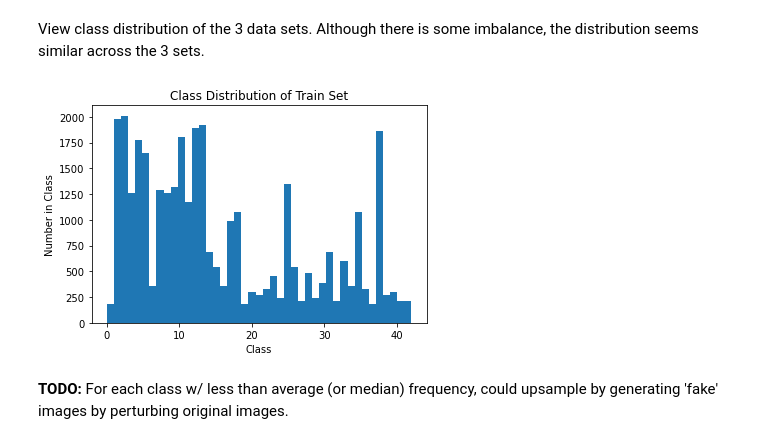
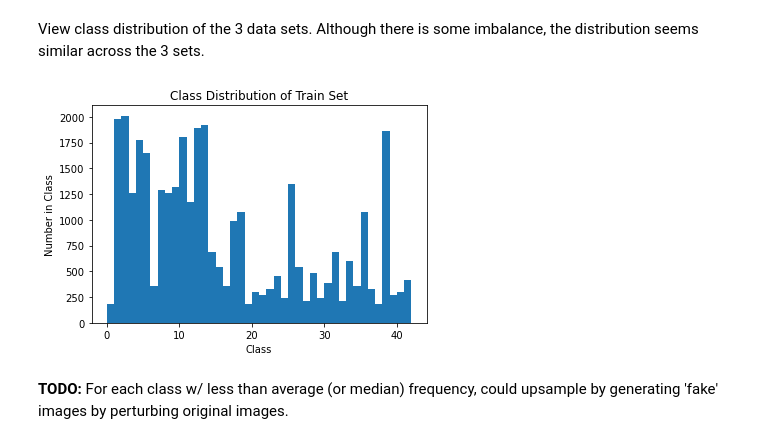
Before and after one commit to grantgasser/traffic-signs-classifier, a Jupyter notebook: traffic_sign_classifier.ipynb, the cells around one changed output. Drawn from its saved outputs; the diff is of its cells as text; code cells hidden in the pictures.

```diff
--- a/traffic_sign_classifier.ipynb
+++ b/traffic_sign_classifier.ipynb
@@ -72,13 +72,14 @@ Class: Ahead only
 # %% [markdown]
 View class distribution of the 3 data sets. Although there is some imbalance, the distribution seems similar across the 3 sets.
 # %%
-plt.hist(y_train, bins=n_classes)
+plt.hist(y_train, bins=n_classes-1)
 plt.title('Class Distribution of Train Set')
 plt.ylabel('Number in Class')
 plt.xlabel('Class')
+plt.savefig('./doc_images/class_distribution.png')
 plt.show()
 # %% [output]
-[figure, old version]
+[figure, new version]
 # %% [markdown]
 **TODO:** For each class w/ less than average (or median) frequency, could upsample by generating 'fake' images by perturbing original images.
 # %%
```
Also changed, not shown: parts of 28 cells of this notebook, 5 other files.
